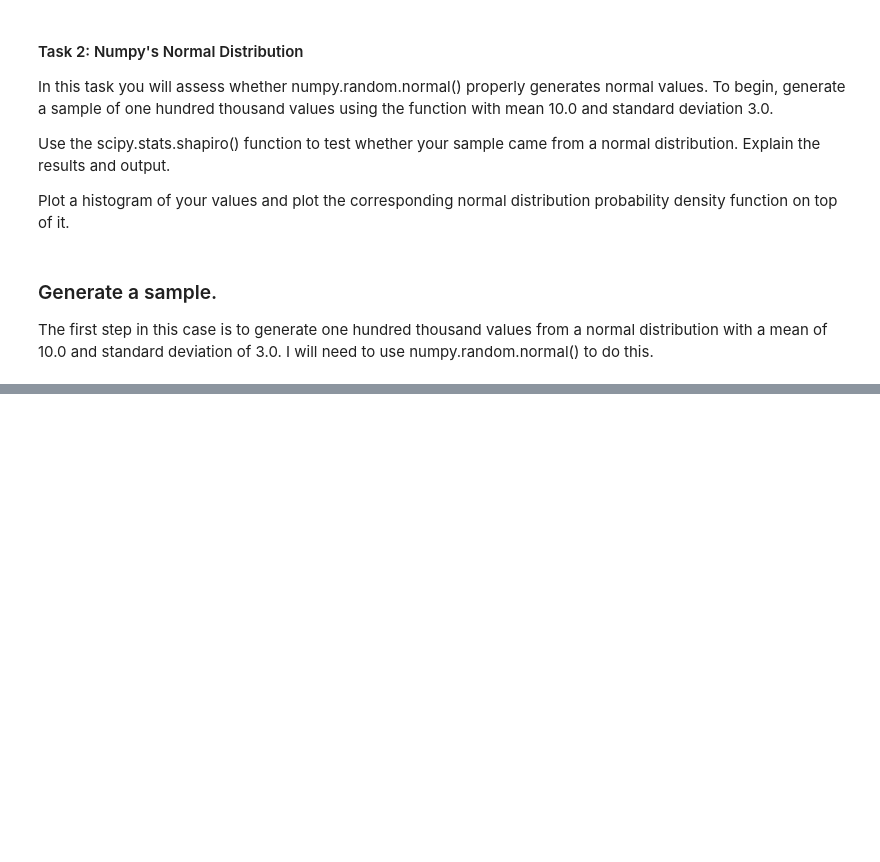
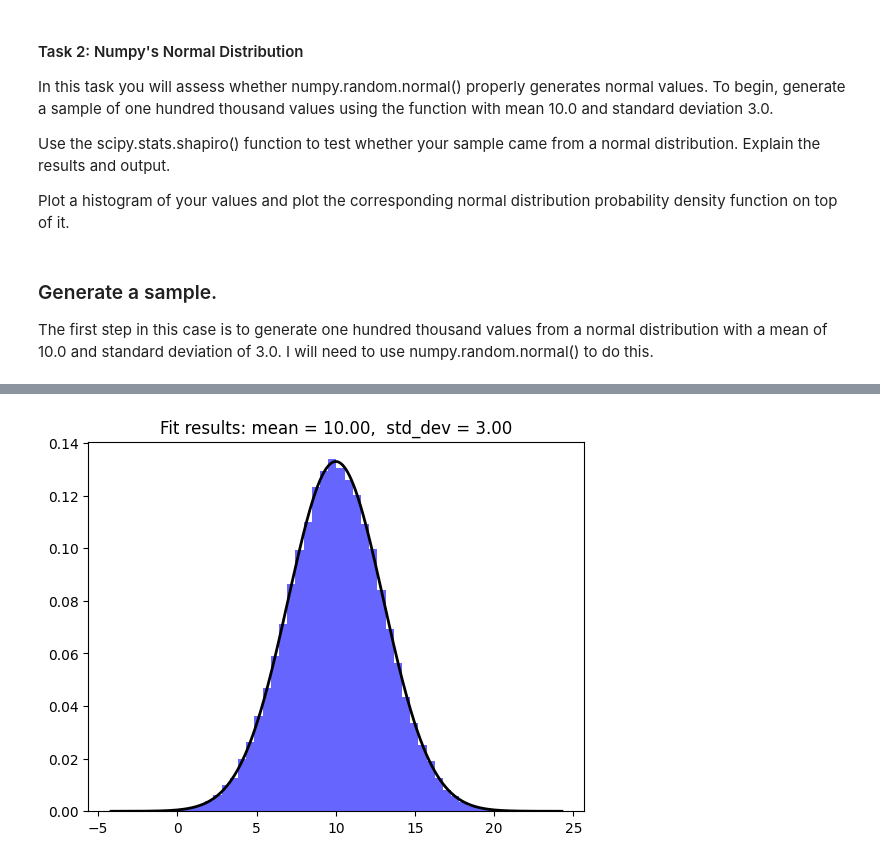
Before and after one commit to StefaniaVerduga/applied-statistics, a Jupyter notebook: tasks.ipynb, the cells around one changed output, grey strips where cells are left out. Cells and saved outputs as stored; diff of their text form; code cells hidden in the pictures; blank space fills up the shorter version.

Commit message:
Added hypothesis test explanation for task 1 and Shapiro Wilk test and plot for task 2

```diff
--- a/tasks.ipynb
+++ b/tasks.ipynb
@@ -241,0 +309,20 @@ array([ 5.2594661 ,  7.00644981, 12.08468448, ..., 11.84457896,
+# %%
+# Plot a histogram and the normal distribution.
+
+# Plot the histogram of the sample.
+plt.hist(sample, bins=50, density=True, alpha=0.6, color='b')
+
+# Define the Probability Density Function of the normal distribution.
+xmin, xmax = plt.xlim()
+x = np.linspace(xmin, xmax, 1000)
+p = stats.norm.pdf(x, mean, std_dev)
+
+# Plot the Probability Density Function on top of the histogram.
+plt.plot(x, p, 'k', linewidth=2)
+title = "Fit results: mean = %.2f,  std_dev = %.2f" % (mean, std_dev)
+plt.title(title)
+
+# Show plot
+plt.show()
+# %% [output]
+[figure, added]
```
Also changed, not shown: parts of 7 cells of this notebook.
